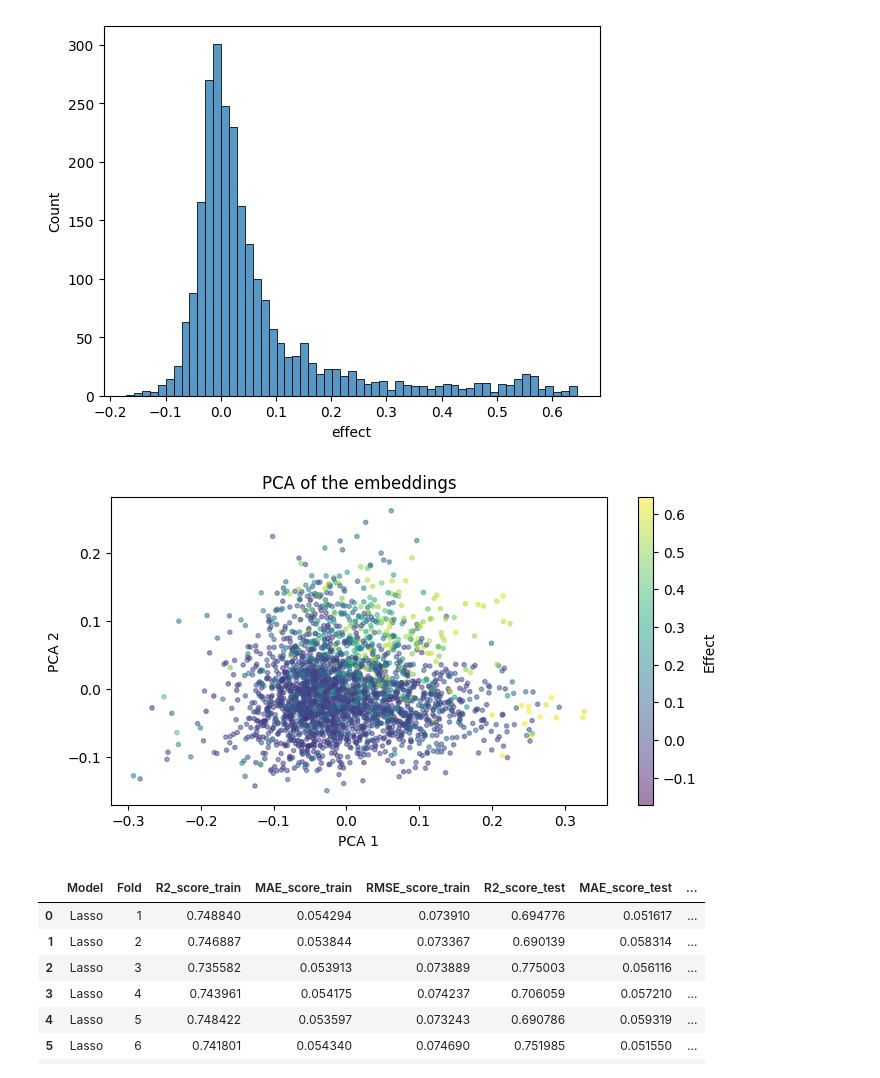
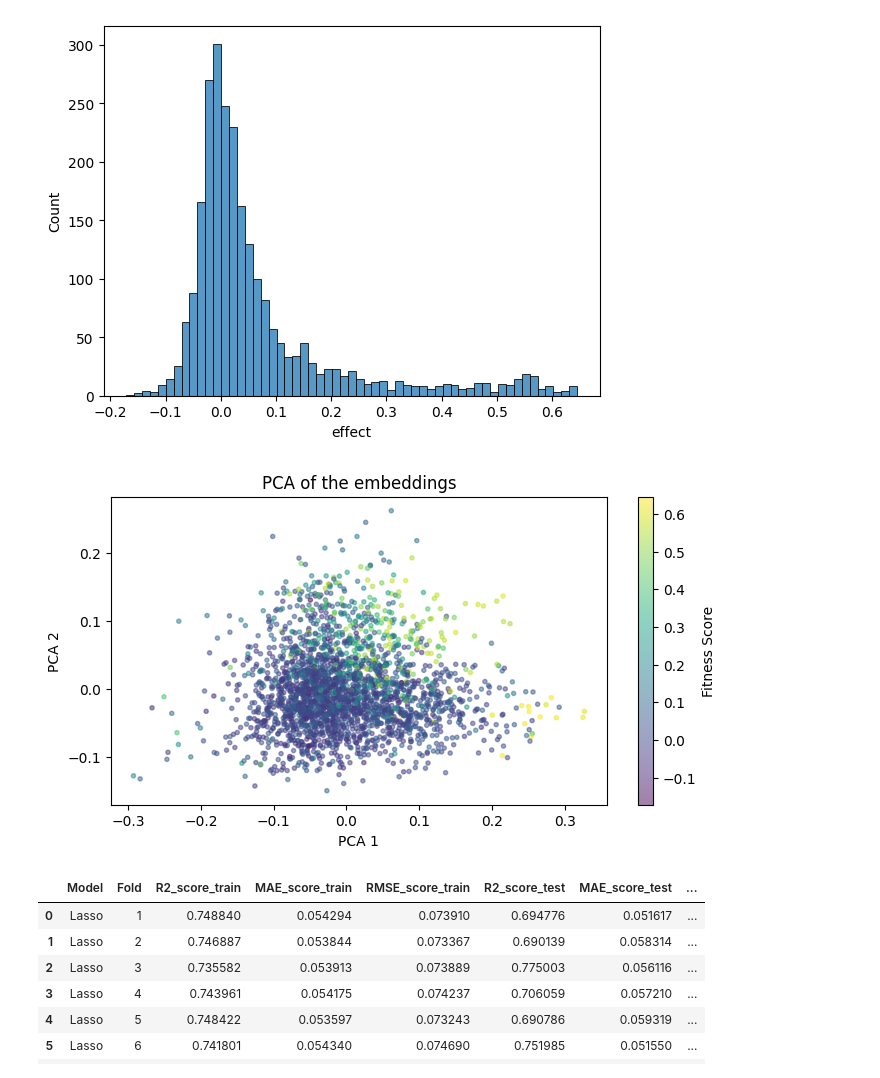
Before and after one commit to ziul-bio/DMS_a-syn, a Jupyter notebook: data_processing.ipynb, the cells around one changed output. Drawn from its saved outputs; the diff is of its cells as text; code cells hidden in the pictures.

```diff
--- a/data_processing.ipynb
+++ b/data_processing.ipynb
@@ -240,18 +240,18 @@ plt.show()
 # %%
 num_pca=2
 pca = PCA(num_pca)
 X_pca = pca.fit_transform(features)
 
 fig, ax = plt.subplots(figsize=(8, 4))
 sc = ax.scatter(X_pca[:, 0], X_pca[:, 1], c=target, marker='.', alpha=0.5)
 plt.title('PCA of the embeddings')
-plt.colorbar(sc, label='Effect')
+plt.colorbar(sc, label='Fitness Score')
 plt.ylabel('PCA 2')
 plt.xlabel('PCA 1')
 plt.savefig('results/pca_embeddings.png')
 plt.show()
 # %% [output]
-[figure, old version]
+[figure, new version]
 # %%
 def run_regression_v2(features, target):
     '''this version computes y_pred for train and test sets'''
```
Also changed, not shown: parts of 3 cells of this notebook.
